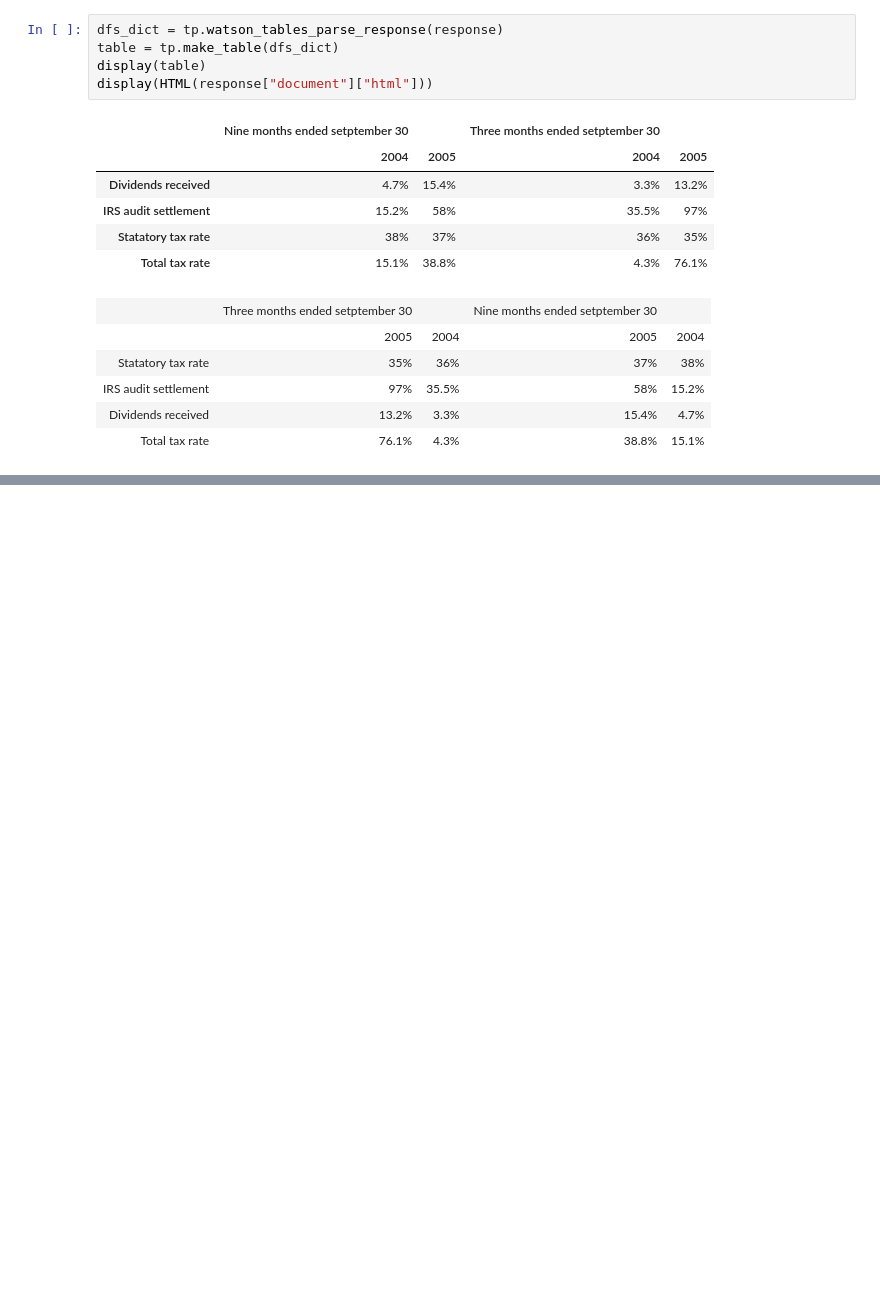
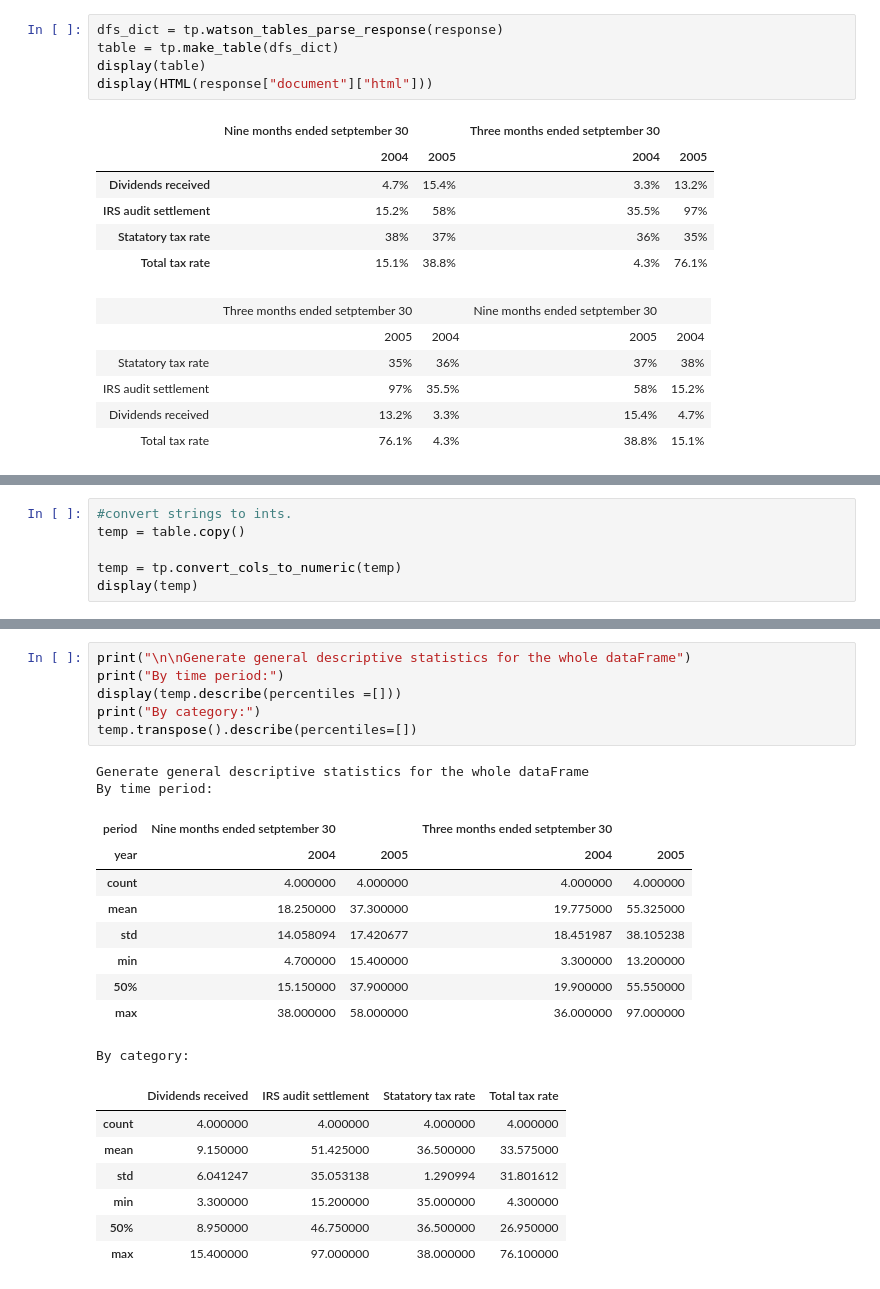
Before and after one commit to CODAIT/text-extensions-for-pandas, a Jupyter notebook: notebooks/Tables.ipynb, the cells around one changed output, grey strips where cells are left out. Drawn from its saved outputs; the diff is of its cells as text; blank space fills up the shorter version.

```diff
--- a/notebooks/Tables.ipynb
+++ b/notebooks/Tables.ipynb
@@ -221,0 +250,6 @@ Name: Dividends received, dtype: object
+# %%
+#convert strings to ints.
+temp = table.copy()
+
+temp = tp.convert_cols_to_numeric(temp)
+display(temp)
@@ -221,0 +295,25 @@ Name: Dividends received, dtype: object
+# %%
+print("\n\nGenerate general descriptive statistics for the whole dataFrame")
+print("By time period:")
+display(temp.describe(percentiles =[]))
+print("By category:")
+temp.transpose().describe(percentiles=[])
+# %% [output]
+Generate general descriptive statistics for the whole dataFrame
+By time period:
+| period | Nine months ended setptember 30 |  | Three months ended setptember 30 |  |
+| year | 2004 | 2005 | 2004 | 2005 |
+| count | 4.000000 | 4.000000 | 4.000000 | 4.000000 |
+| mean | 18.250000 | 37.300000 | 19.775000 | 55.325000 |
+| std | 14.058094 | 17.420677 | 18.451987 | 38.105238 |
+| min | 4.700000 | 15.400000 | 3.300000 | 13.200000 |
+| 50% | 15.150000 | 37.900000 | 19.900000 | 55.550000 |
+| max | 38.000000 | 58.000000 | 36.000000 | 97.000000 |
+By category:
+|  | Dividends received | IRS audit settlement | Statatory tax rate | Total tax rate |
+| count | 4.000000 | 4.000000 | 4.000000 | 4.000000 |
+| mean | 9.150000 | 51.425000 | 36.500000 | 33.575000 |
+| std | 6.041247 | 35.053138 | 1.290994 | 31.801612 |
+| min | 3.300000 | 15.200000 | 35.000000 | 4.300000 |
+| 50% | 8.950000 | 46.750000 | 36.500000 | 26.950000 |
+| max | 15.400000 | 97.000000 | 38.000000 | 76.100000 |
```
Also changed, not shown: parts of 24 cells of this notebook, 1 other file.
